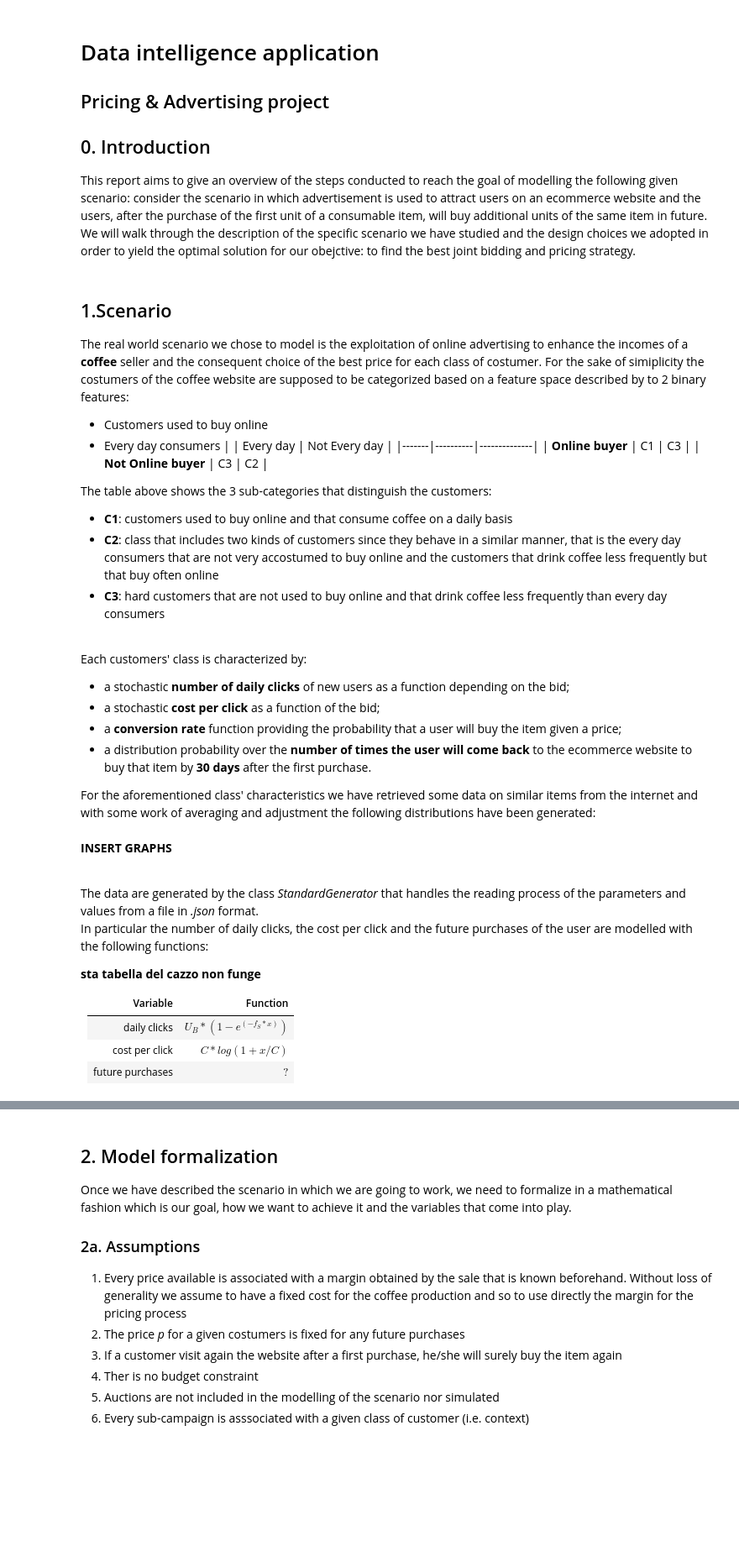
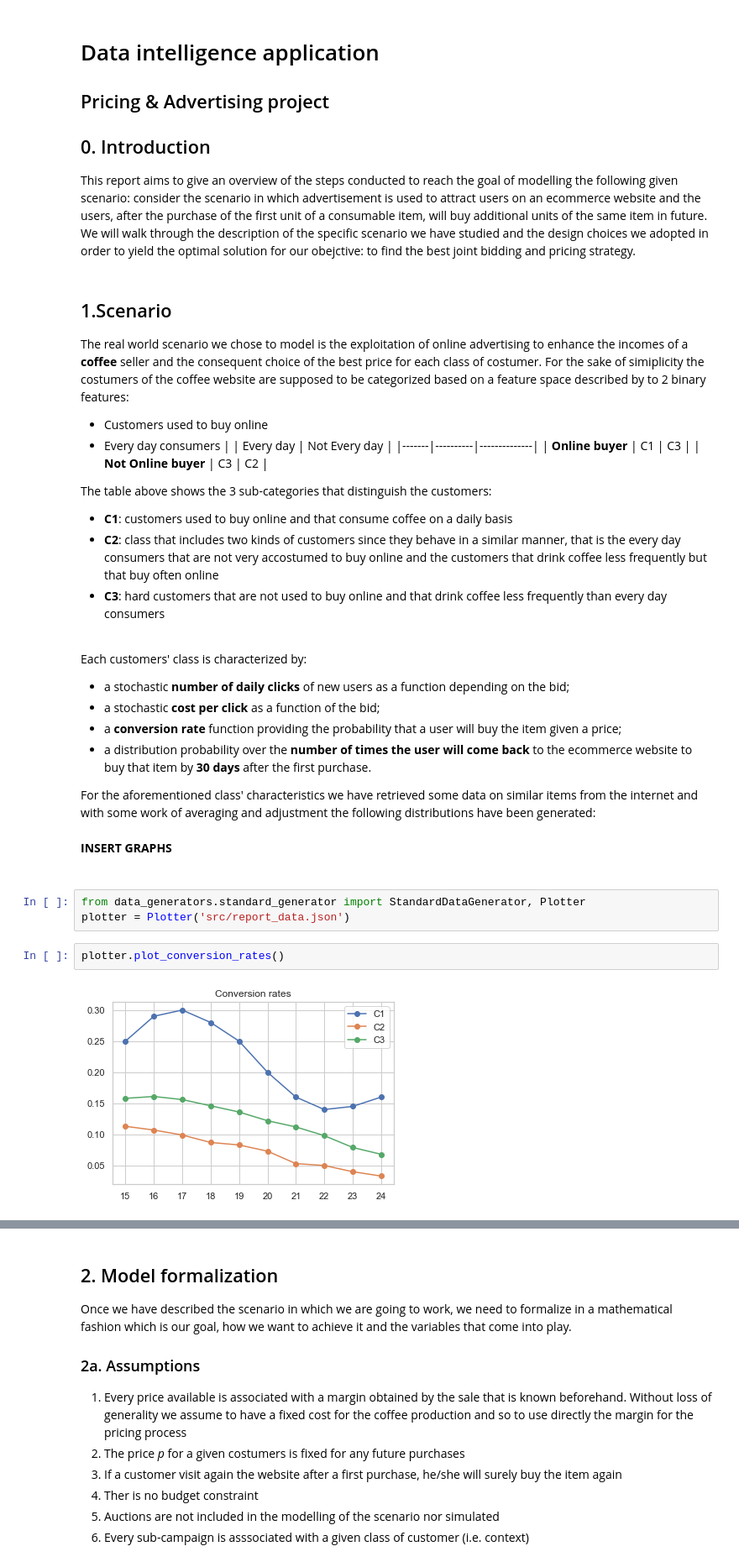
Before and after one commit to fcolombo7/DataIntelligenceApplications, a Jupyter notebook: Report intro.ipynb, the cells around one changed output, grey strips where cells are left out. Shown at 84% size. Drawn from its saved outputs; the diff is of its cells as text; blank space fills up the shorter version.

Commit message:
Report 1.1

```diff
--- a/Report intro.ipynb
+++ b/Report intro.ipynb
@@ -30,14 +30,10 @@ Each customers' class is characterized by:
 
 For the aforementioned class' characteristics we have retrieved some data on similar items from the internet and with some work of averaging and adjustment the following distributions have been generated:<br><br>
 **INSERT GRAPHS**<br><br>
-
-The data are generated by the class _StandardGenerator_ that handles the reading process of the parameters and values from a file in _.json_ format.<br>
-In particular the number of daily clicks, the cost per click and the future purchases of the user are modelled with the following functions:
-
-**sta tabella del cazzo non funge**
-
-| Variable | Function |
-|---------:|:---------|
-| daily clicks | $U_B * (1 - e^{(-f_S * x)})$ |
-| cost per click | $C * log(1 + x/C)$ |
-| future purchases | $?$ |
+# %%
+from data_generators.standard_generator import StandardDataGenerator, Plotter
+plotter = Plotter('src/report_data.json')
+# %%
+plotter.plot_conversion_rates()
+# %% [output]
+[figure, added]
```
Also changed, not shown: parts of 9 cells of this notebook.
